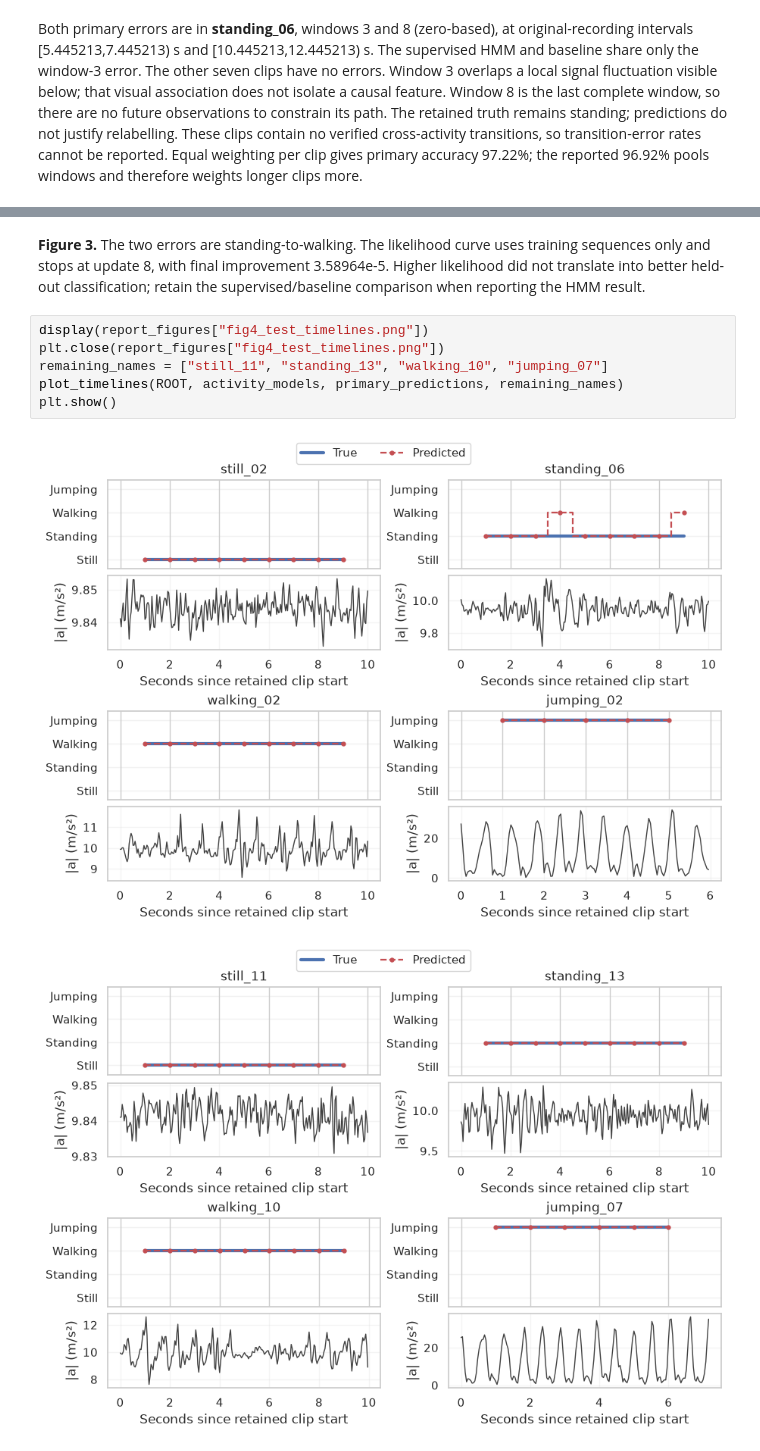
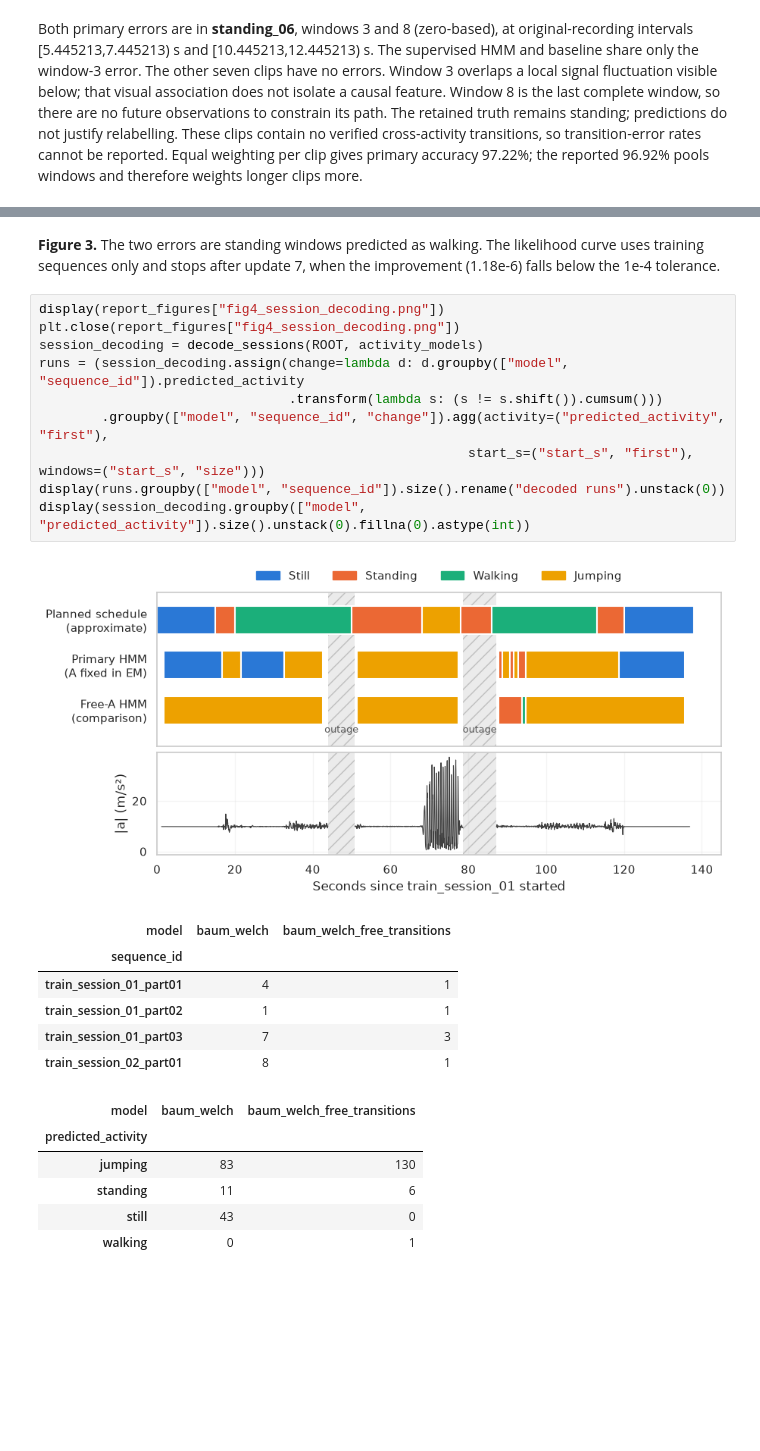
Before and after one commit to Hassan-Adelani-Luqman/hmm-elderly-activity-monitoring, a Jupyter notebook: notebooks/hmm_activity_recognition.ipynb, the cells around one changed output, grey strips where cells are left out. Saved outputs shown, nothing was run; the diff lists cells and outputs as text; blank space fills up the shorter version.

```diff
--- a/notebooks/hmm_activity_recognition.ipynb
+++ b/notebooks/hmm_activity_recognition.ipynb
@@ -1413,15 +1718,29 @@ plt.close(report_figures["fig3_confusion_convergence.png"])
 # %% [markdown]
-**Figure 3.** The two errors are standing-to-walking. The likelihood curve uses
-training sequences only and stops at update 8, with final improvement 3.58964e-5.
-Higher likelihood did not translate into better held-out classification; retain
-the supervised/baseline comparison when reporting the HMM result.
+**Figure 3.** The two errors are standing windows predicted as walking. The likelihood
+curve uses training sequences only and stops after update 7, when the improvement
+(1.18e-6) falls below the 1e-4 tolerance.
 # %%
-display(report_figures["fig4_test_timelines.png"])
-plt.close(report_figures["fig4_test_timelines.png"])
-remaining_names = ["still_11", "standing_13", "walking_10", "jumping_07"]
-plot_timelines(ROOT, activity_models, primary_predictions, remaining_names)
-plt.show()
+display(report_figures["fig4_session_decoding.png"])
+plt.close(report_figures["fig4_session_decoding.png"])
+session_decoding = decode_sessions(ROOT, activity_models)
+runs = (session_decoding.assign(change=lambda d: d.groupby(["model", "sequence_id"]).predicted_activity
+                                .transform(lambda s: (s != s.shift()).cumsum()))
+        .groupby(["model", "sequence_id", "change"]).agg(activity=("predicted_activity", "first"),
+                                                       start_s=("start_s", "first"), windows=("start_s", "size")))
+display(runs.groupby(["model", "sequence_id"]).size().rename("decoded runs").unstack(0))
+display(session_decoding.groupby(["model", "predicted_activity"]).size().unstack(0).fillna(0).astype(int))
 # %% [output]
-[figure, old version]
+[figure, new version]
-[figure, removed]
+| model | baum_welch | baum_welch_free_transitions |
+| sequence_id |  |  |
+| train_session_01_part01 | 4 | 1 |
+| train_session_01_part02 | 1 | 1 |
+| train_session_01_part03 | 7 | 3 |
+| train_session_02_part01 | 8 | 1 |
+| model | baum_welch | baum_welch_free_transitions |
+| predicted_activity |  |  |
+| jumping | 83 | 130 |
+| standing | 11 | 6 |
+| still | 43 | 0 |
+| walking | 0 | 1 |
 # %% [markdown]
```
Also changed, not shown: parts of 28 cells of this notebook, 5 other files.
